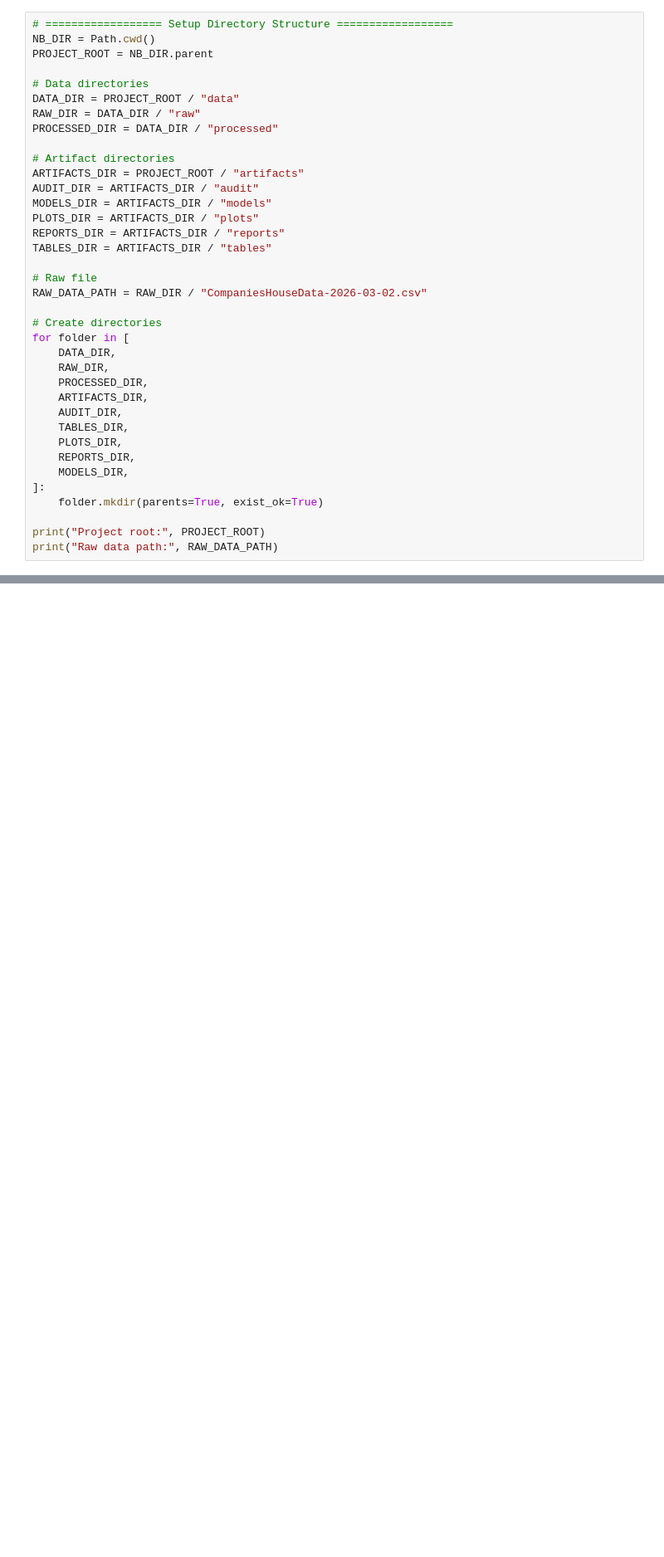
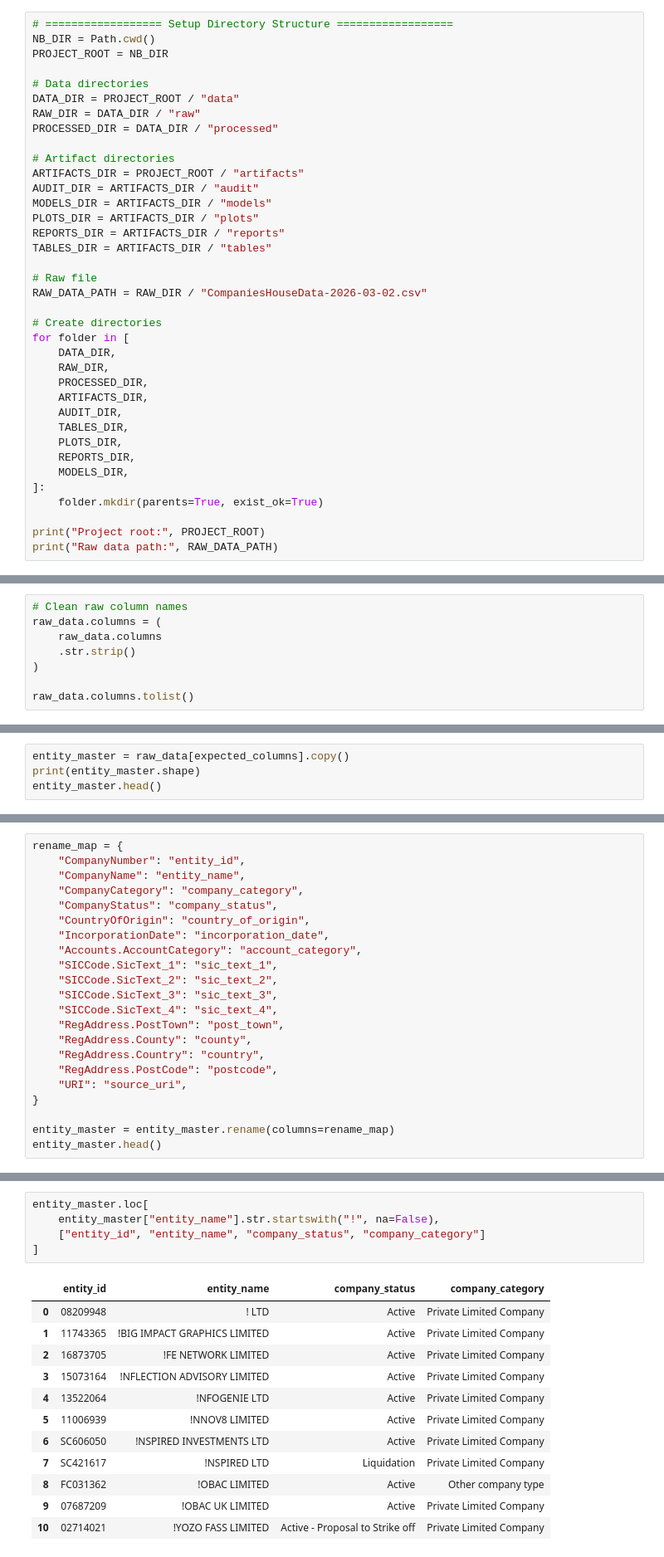
Before and after one commit to ZoeLing0818/UCL-Data-Engineering-Individual-Assignment, a Jupyter notebook: 01_entity_master_build.ipynb, the cells around one changed output, grey strips where cells are left out. Shown at 83% size. Saved outputs shown, nothing was run; the diff lists cells and outputs as text; blank space fills up the shorter version.

Commit message:
Initialize project structure and entity master pipeline

```diff
--- a/01_entity_master_build.ipynb
+++ b/01_entity_master_build.ipynb
@@ -7,7 +11,7 @@ import numpy as np
 # %%
 # ================== Setup Directory Structure ==================
 NB_DIR = Path.cwd()
-PROJECT_ROOT = NB_DIR.parent
+PROJECT_ROOT = NB_DIR
 
 # Data directories
 DATA_DIR = PROJECT_ROOT / "data"
@@ -55,0 +77,8 @@ df.info()
+# %%
+# Clean raw column names
+raw_data.columns = (
+    raw_data.columns
+    .str.strip()
+)
+
+raw_data.columns.tolist()
@@ -80,0 +131,4 @@ print("Missing expected columns:", missing_expected)
+# %%
+entity_master = raw_data[expected_columns].copy()
+print(entity_master.shape)
+entity_master.head()
@@ -80,0 +143,22 @@ print("Missing expected columns:", missing_expected)
+# %%
+rename_map = {
+    "CompanyNumber": "entity_id",
+    "CompanyName": "entity_name",
+    "CompanyCategory": "company_category",
+    "CompanyStatus": "company_status",
+    "CountryOfOrigin": "country_of_origin",
+    "IncorporationDate": "incorporation_date",
+    "Accounts.AccountCategory": "account_category",
+    "SICCode.SicText_1": "sic_text_1",
+    "SICCode.SicText_2": "sic_text_2",
+    "SICCode.SicText_3": "sic_text_3",
+    "SICCode.SicText_4": "sic_text_4",
+    "RegAddress.PostTown": "post_town",
+    "RegAddress.County": "county",
+    "RegAddress.Country": "country",
+    "RegAddress.PostCode": "postcode",
+    "URI": "source_uri",
+}
+
+entity_master = entity_master.rename(columns=rename_map)
+entity_master.head()
@@ -80,0 +179,18 @@ print("Missing expected columns:", missing_expected)
+# %%
+entity_master.loc[
+    entity_master["entity_name"].str.startswith("!", na=False),
+    ["entity_id", "entity_name", "company_status", "company_category"]
+]
+# %% [output]
+|  | entity_id | entity_name | company_status | company_category |
+| 0 | 08209948 | ! LTD | Active | Private Limited Company |
+| 1 | 11743365 | !BIG IMPACT GRAPHICS LIMITED | Active | Private Limited Company |
+| 2 | 16873705 | !FE NETWORK LIMITED | Active | Private Limited Company |
+| 3 | 15073164 | !NFLECTION ADVISORY LIMITED | Active | Private Limited Company |
+| 4 | 13522064 | !NFOGENIE LTD | Active | Private Limited Company |
+| 5 | 11006939 | !NNOV8 LIMITED | Active | Private Limited Company |
+| 6 | SC606050 | !NSPIRED INVESTMENTS LTD | Active | Private Limited Company |
+| 7 | SC421617 | !NSPIRED LTD | Liquidation | Private Limited Company |
+| 8 | FC031362 | !OBAC LIMITED | Active | Other company type |
+| 9 | 07687209 | !OBAC UK LIMITED | Active | Private Limited Company |
+| 10 | 02714021 | !YOZO FASS LIMITED | Active - Proposal to Strike off | Private Limited Company |
```
Also changed, not shown: parts of 28 cells of this notebook.
